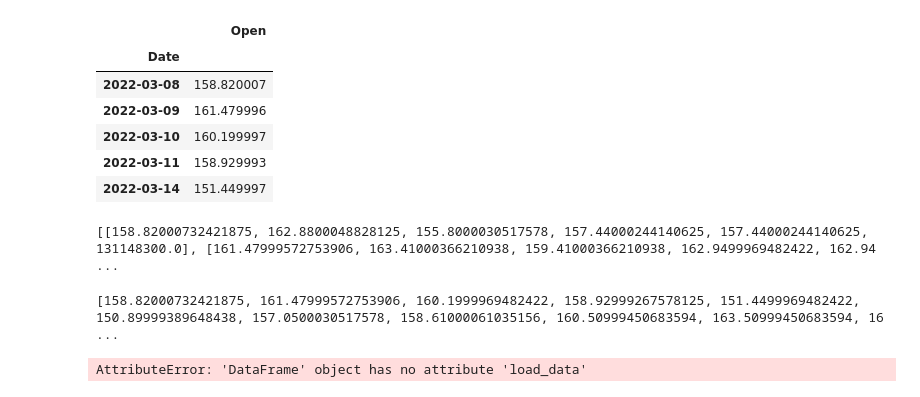
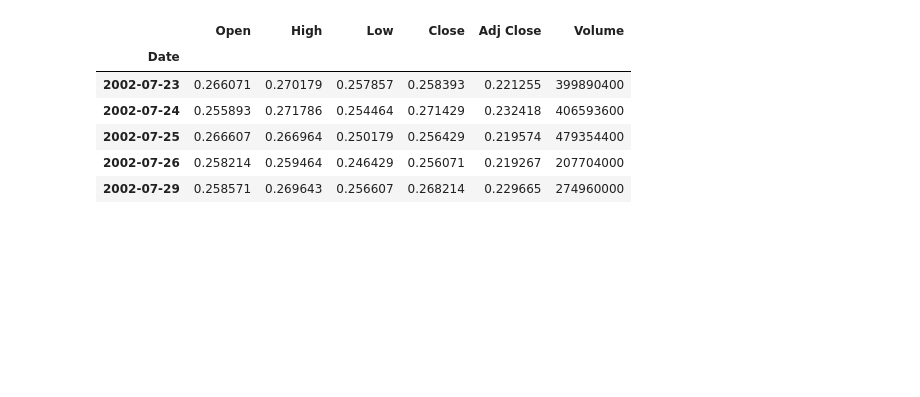
Before and after one commit to lazyboy4943/AIYA-Stockpricepredictor, a Jupyter notebook: Stock price predictor/pricepredictor.ipynb, the cells around one changed output. Saved outputs shown, nothing was run; the diff lists cells and outputs as text; code cells hidden in the pictures; blank space fills up the shorter version.

```diff
--- a/Stock price predictor/pricepredictor.ipynb
+++ b/Stock price predictor/pricepredictor.ipynb
@@ -76,64 +82,18 @@ print(startdate)
 # %%
 # gets data from yahoo finance from a set date to today
 
 stock_df = yf.download(symbol,
                       start=startdate,
                       end=today,
                       progress=False,
 )
-stock_df.drop(columns=['High', 'Low', 'Close', 'Adj Close', 'Volume'], inplace=True)
+#stock_df.drop(columns=['High', 'Low', 'Close', 'Adj Close', 'Volume'], inplace=True)
 stock_df.head()
 # %% [output]
-|  | Open |
-| Date |  |
-| 2022-03-08 | 158.820007 |
-| 2022-03-09 | 161.479996 |
-| 2022-03-10 | 160.199997 |
-| 2022-03-11 | 158.929993 |
-| 2022-03-14 | 151.449997 |
+|  | Open | High | Low | Close | Adj Close | Volume |
+| Date |  |  |  |  |  |  |
+| 2002-07-23 | 0.266071 | 0.270179 | 0.257857 | 0.258393 | 0.221255 | 399890400 |
+| 2002-07-24 | 0.255893 | 0.271786 | 0.254464 | 0.271429 | 0.232418 | 406593600 |
+| 2002-07-25 | 0.266607 | 0.266964 | 0.250179 | 0.256429 | 0.219574 | 479354400 |
+| 2002-07-26 | 0.258214 | 0.259464 | 0.246429 | 0.256071 | 0.219267 | 207704000 |
+| 2002-07-29 | 0.258571 | 0.269643 | 0.256607 | 0.268214 | 0.229665 | 274960000 |
-# %%
-stock_values_list = stock_df.values.tolist()
-print(stock_values_list)
-
-# list of lists of data in the form [[open, high, low, close, volume, adj close]]
-# %% [output]
-[[158.82000732421875, 162.8800048828125, 155.8000030517578, 157.44000244140625, 157.44000244140625, 131148300.0], [161.47999572753906, 163.41000366210938, 159.41000366210938, 162.9499969482422, 162.94 ...
-# %%
-# only keep the open price
-# we will predict the prices based on opening prices
-
-stock_open_list = []
-
-for valueset in stock_values_list:
-    stock_open_list.append(valueset[0])
-
-print(stock_open_list)
-# %% [output]
-[158.82000732421875, 161.47999572753906, 160.1999969482422, 158.92999267578125, 151.4499969482422, 150.89999389648438, 157.0500030517578, 158.61000061035156, 160.50999450683594, 163.50999450683594, 16 ...
-# %%
-
-mnist = tf.keras.datasets.mnist
-mnist = stock_df
-(x_train,y_train),(x_test , y_test) = mnist.load_data()
-
-x_train = x_train/255.0
-y_train = y_train / 255.0
-model=Sequential()
-
-model.add(CuDNNLSTM(128 , input_shape=(x_train.shape[1:]), return_sequences = True))
-model.add(Dropout(0.2))
-
-model.add(CuDNNLSTM(128))
-model.add(Dropout(0.2))
-
-model.add(Dense(32 , activation='relu'))
-model.add(Dropout(0.2))
-
-model.add(Dense(10, activation = 'softmax'))
-opt = tf.keras.optimizers.Adam (lr=1e-3 , decay=1e-5)
-
-model.compile(loss = 'sparse_categorical_crossentropy', optimizer = opt, metrics =['accuracy'])
-
-model.fit(x_train , y_train , epochs = 3 , validation_data = (x_test,y_test))
-# %% [output]
-AttributeError: 'DataFrame' object has no attribute 'load_data'
```
Also changed, not shown: parts of 18 cells of this notebook, 1 other file.
